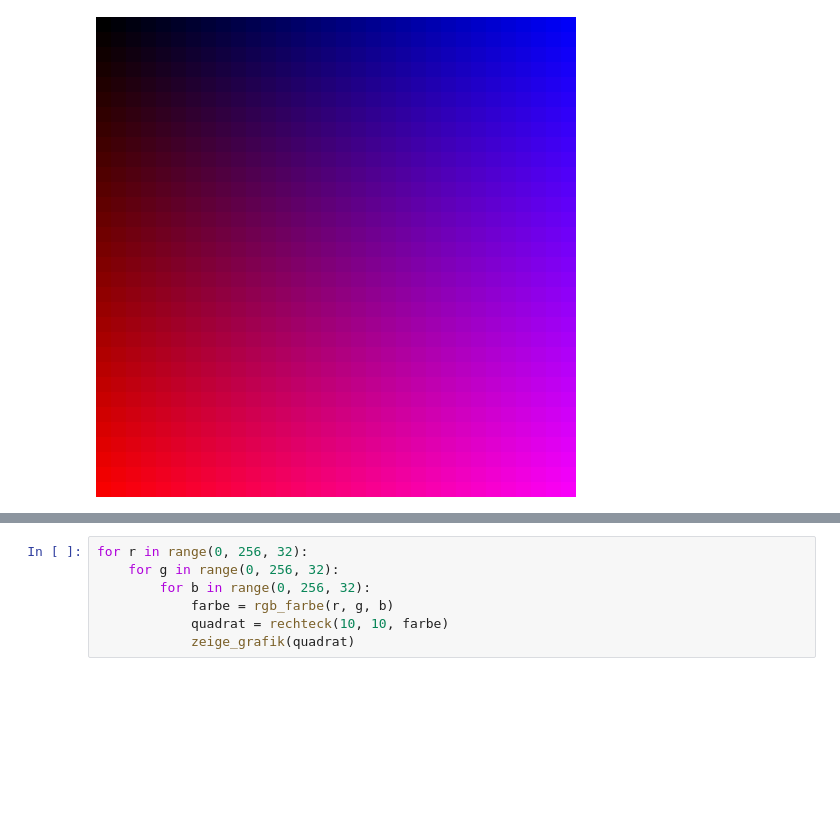
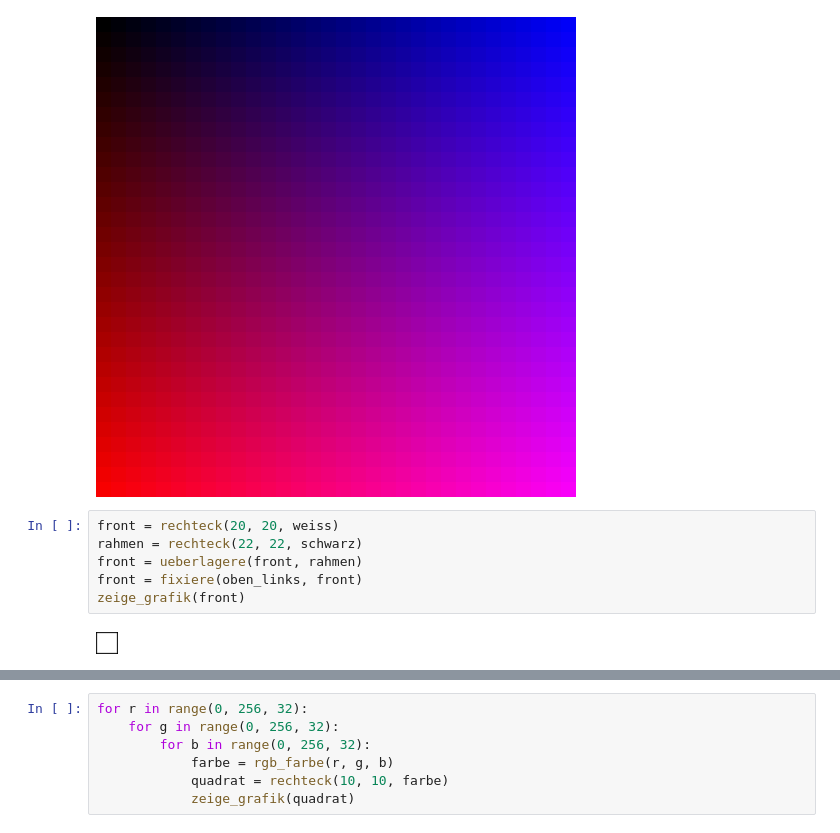
Before and after one commit to SkriptenMk/I_bW_26-30, a Jupyter notebook: notebooks/260922_farbmuster/farbmuster.ipynb, the cells around one changed output, grey strips where cells are left out. Drawn from its saved outputs; the diff is of its cells as text; blank space fills up the shorter version.

```diff
--- a/notebooks/260922_farbmuster/farbmuster.ipynb
+++ b/notebooks/260922_farbmuster/farbmuster.ipynb
@@ -41,3 +41,11 @@ for r in range(0, 256, 8):
 zeige_grafik(farbquadrat)
 # %% [output]
 [figure]
+# %%
+front = rechteck(20, 20, weiss)
+rahmen = rechteck(22, 22, schwarz)
+front = ueberlagere(front, rahmen)
+front = fixiere(oben_links, front)
+zeige_grafik(front)
+# %% [output]
+[figure, added]
```
Also changed, not shown: parts of 4 cells of this notebook.
